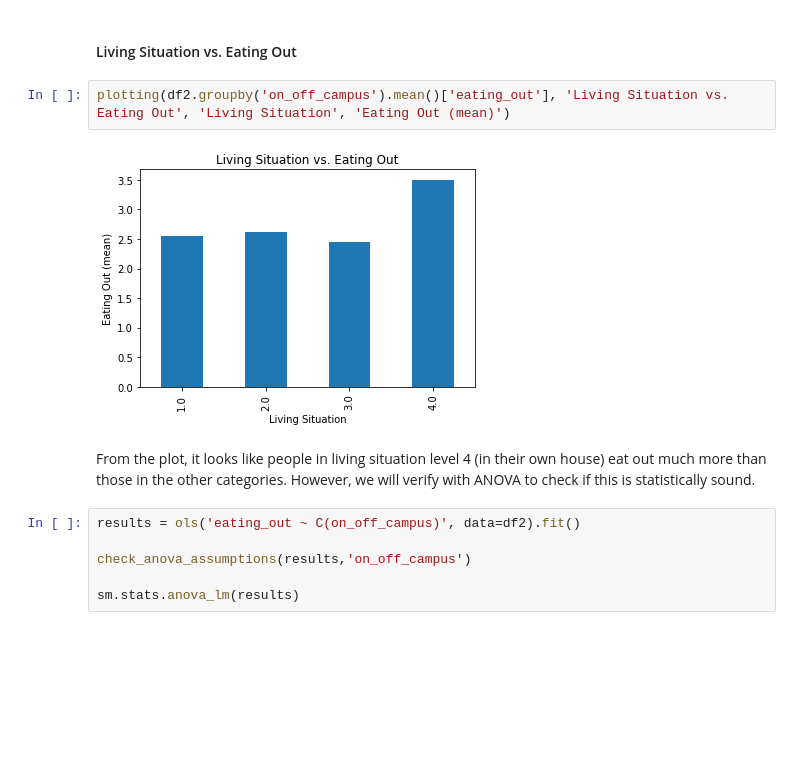
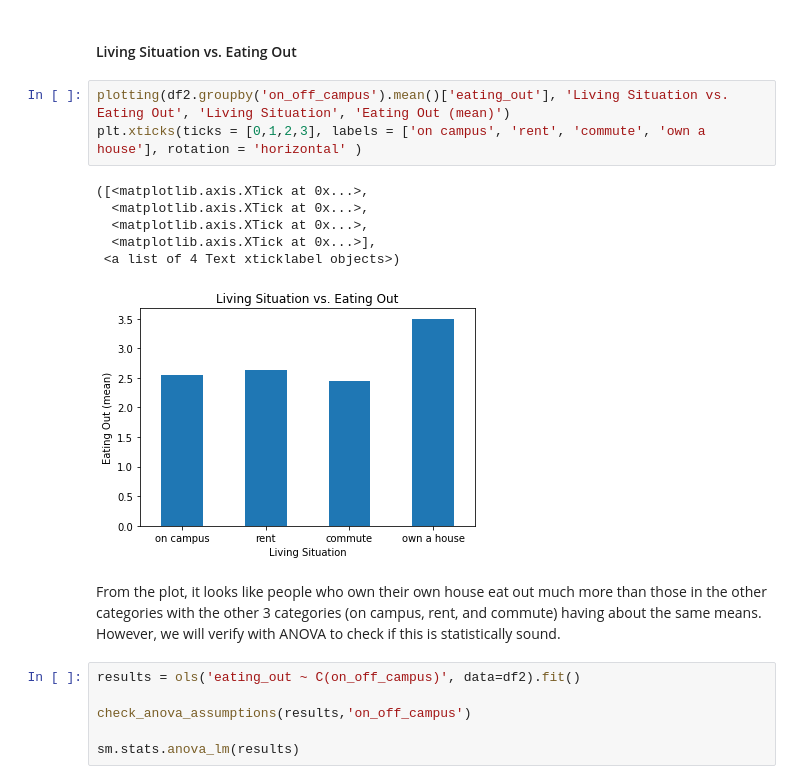
Before and after one commit to tiffanyhsu001/Stats131_FinalProject, a Jupyter notebook: Full_Report.ipynb, the cells around one changed output. Drawn from its saved outputs; the diff is of its cells as text; blank space fills up the shorter version.

Commit message:
added final conclusion and updated xticks

```diff
--- a/Full_Report.ipynb
+++ b/Full_Report.ipynb
@@ -926,10 +932,16 @@ From the results of the ANOVA, we conclude that grade levels do not have statist
 #### Living Situation vs. Eating Out
 # %%
 plotting(df2.groupby('on_off_campus').mean()['eating_out'], 'Living Situation vs. Eating Out', 'Living Situation', 'Eating Out (mean)')
+plt.xticks(ticks = [0,1,2,3], labels = ['on campus', 'rent', 'commute', 'own a house'], rotation = 'horizontal' )
 # %% [output]
+([<matplotlib.axis.XTick at 0x...>,
+  <matplotlib.axis.XTick at 0x...>,
+  <matplotlib.axis.XTick at 0x...>,
+  <matplotlib.axis.XTick at 0x...>],
+ <a list of 4 Text xticklabel objects>)
-[figure, old version]
+[figure, new version]
 # %% [markdown]
-From the plot, it looks like people in living situation level 4 (in their own house) eat out much more than those in the other categories. However, we will verify with ANOVA to check if this is statistically sound.
+From the plot, it looks like people who own their own house eat out much more than those in the other categories with the other 3 categories (on campus, rent, and commute) having about the same means. However, we will verify with ANOVA to check if this is statistically sound.
 # %%
 results = ols('eating_out ~ C(on_off_campus)', data=df2).fit()
 
```
Also changed, not shown: parts of 15 cells of this notebook.
